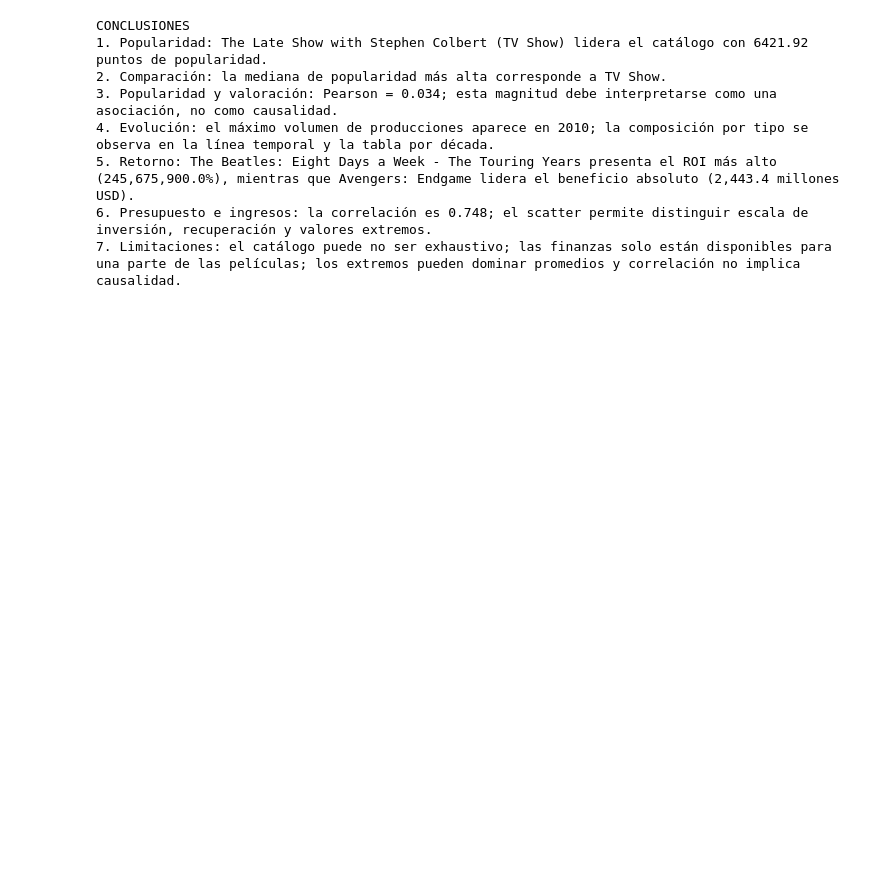
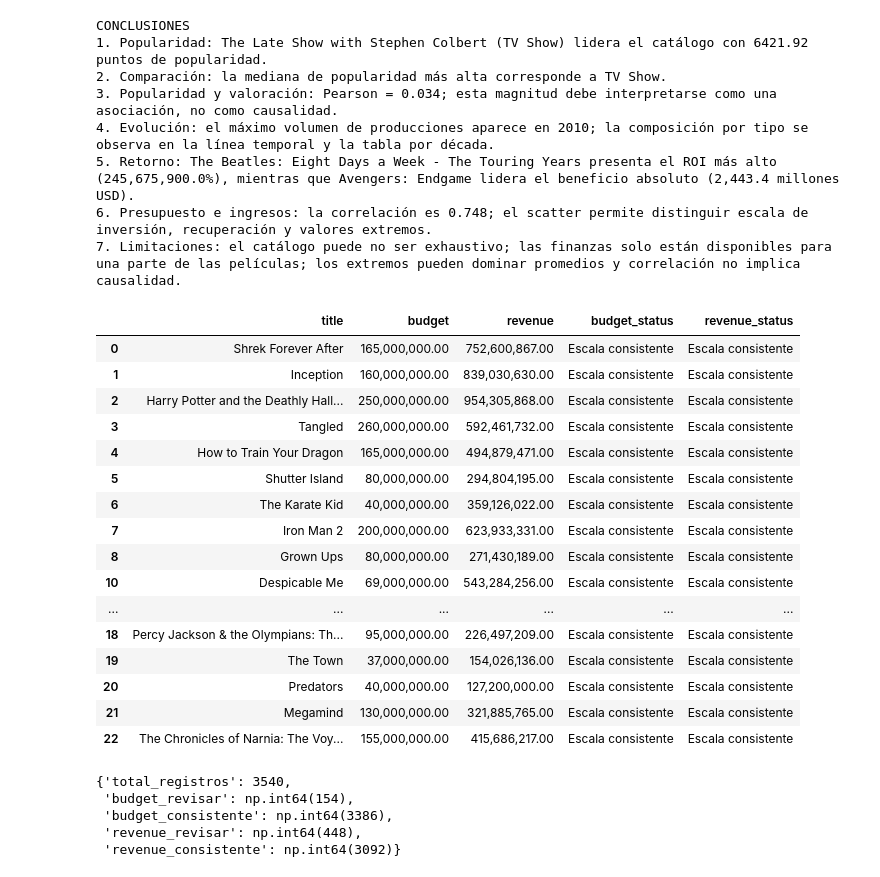
Before and after one commit to AllanxSF/eva_visualizacion_datos, a Jupyter notebook: notebooks/analisis_popularidad_evolucion_finanzas.ipynb, the cells around one changed output. Cells and saved outputs as stored; diff of their text form; code cells hidden in the pictures; blank space fills up the shorter version.

```diff
--- a/notebooks/analisis_popularidad_evolucion_finanzas.ipynb
+++ b/notebooks/analisis_popularidad_evolucion_finanzas.ipynb
@@ -346,3 +353,41 @@ CONCLUSIONES
 5. Retorno: The Beatles: Eight Days a Week - The Touring Years presenta el ROI más alto (245,675,900.0%), mientras que Avengers: Endgame lidera el beneficio absoluto (2,443.4 millones USD).
 6. Presupuesto e ingresos: la correlación es 0.748; el scatter permite distinguir escala de inversión, recuperación y valores extremos.
 7. Limitaciones: el catálogo puede no ser exhaustivo; las finanzas solo están disponibles para una parte de las películas; los extremos pueden dominar promedios y correlación no implica causalidad.
+# %%
+df_movies = agregar_control_financiero(finanzas)
+# %%
+df_movies[
+    ["title", "budget", "revenue", "budget_status", "revenue_status"]
+].head(20)
+# %% [output]
+|  | title | budget | revenue | budget_status | revenue_status |
+| 0 | Shrek Forever After | 165,000,000.00 | 752,600,867.00 | Escala consistente | Escala consistente |
+| 1 | Inception | 160,000,000.00 | 839,030,630.00 | Escala consistente | Escala consistente |
+| 2 | Harry Potter and the Deathly Hall... | 250,000,000.00 | 954,305,868.00 | Escala consistente | Escala consistente |
+| 3 | Tangled | 260,000,000.00 | 592,461,732.00 | Escala consistente | Escala consistente |
+| 4 | How to Train Your Dragon | 165,000,000.00 | 494,879,471.00 | Escala consistente | Escala consistente |
+| 5 | Shutter Island | 80,000,000.00 | 294,804,195.00 | Escala consistente | Escala consistente |
+| 6 | The Karate Kid | 40,000,000.00 | 359,126,022.00 | Escala consistente | Escala consistente |
+| 7 | Iron Man 2 | 200,000,000.00 | 623,933,331.00 | Escala consistente | Escala consistente |
+| 8 | Grown Ups | 80,000,000.00 | 271,430,189.00 | Escala consistente | Escala consistente |
+| 10 | Despicable Me | 69,000,000.00 | 543,284,256.00 | Escala consistente | Escala consistente |
+| ... | ... | ... | ... | ... | ... |
+| 18 | Percy Jackson & the Olympians: Th... | 95,000,000.00 | 226,497,209.00 | Escala consistente | Escala consistente |
+| 19 | The Town | 37,000,000.00 | 154,026,136.00 | Escala consistente | Escala consistente |
+| 20 | Predators | 40,000,000.00 | 127,200,000.00 | Escala consistente | Escala consistente |
+| 21 | Megamind | 130,000,000.00 | 321,885,765.00 | Escala consistente | Escala consistente |
+| 22 | The Chronicles of Narnia: The Voy... | 155,000,000.00 | 415,686,217.00 | Escala consistente | Escala consistente |
+# %%
+from src.negocio import resumen_financiero
+
+import sys
+import os
+
+resumen = resumen_financiero(df_movies)
+resumen
+# %% [output]
+{'total_registros': 3540,
+ 'budget_revisar': np.int64(154),
+ 'budget_consistente': np.int64(3386),
+ 'revenue_revisar': np.int64(448),
+ 'revenue_consistente': np.int64(3092)}
```
Also changed, not shown: parts of 1 cell of this notebook, 5 other files.
